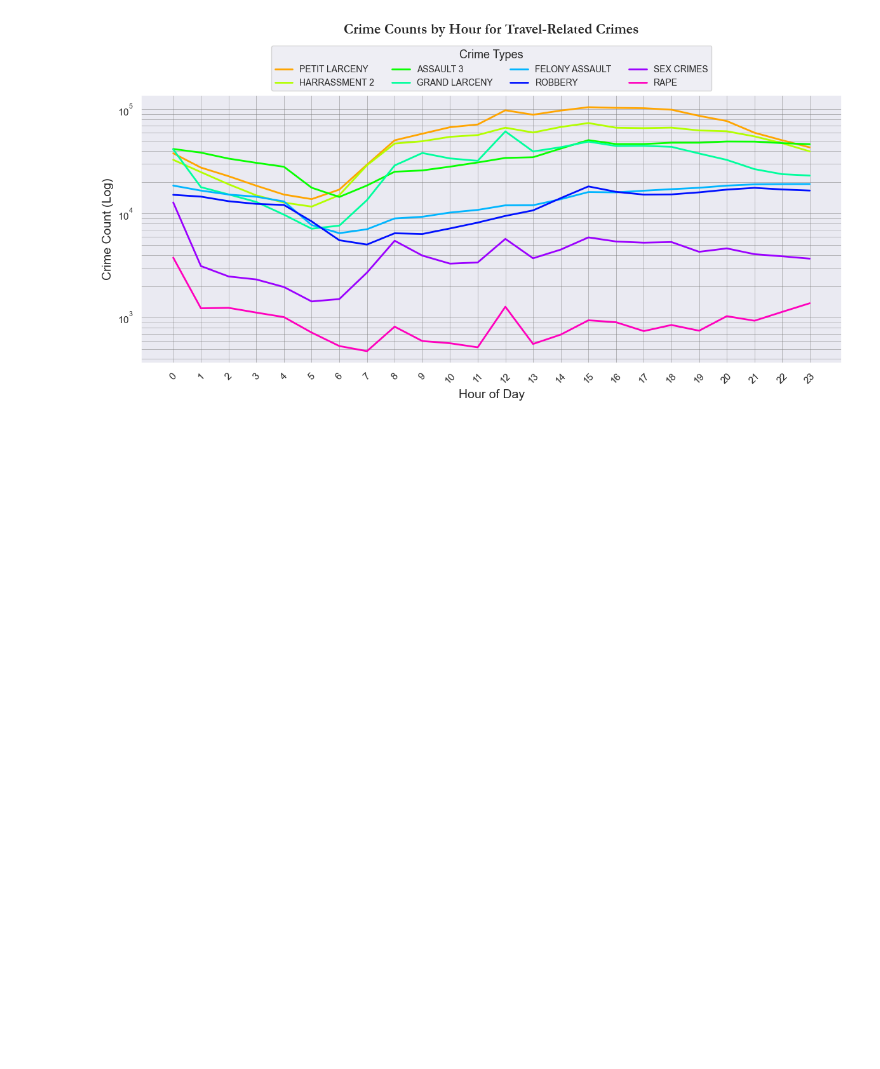
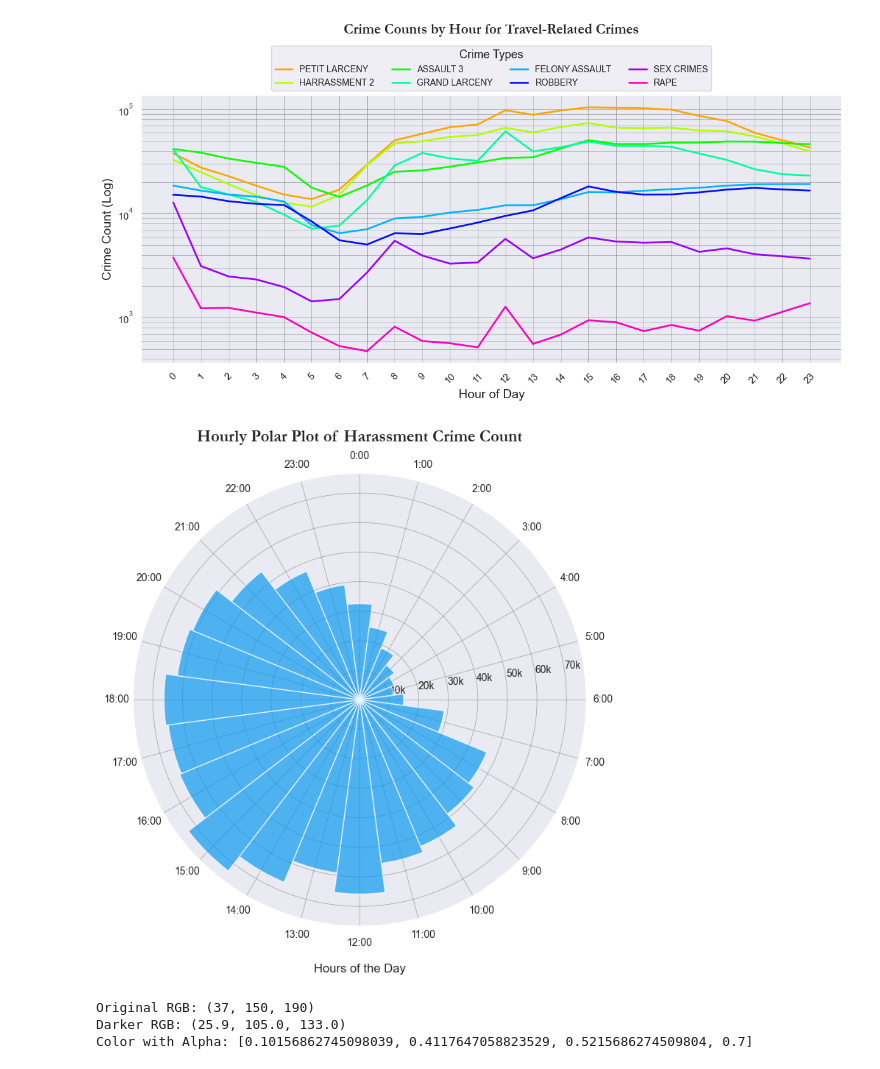
Before and after one commit to johan-bh/Social-Data---Final-Project, a Jupyter notebook: temporal_plots.ipynb, the cells around one changed output. Cells and saved outputs as stored; diff of their text form; code cells hidden in the pictures; blank space fills up the shorter version.

Commit message:
fixed citations and polar plot color when alpha 0.7

```diff
--- a/temporal_plots.ipynb
+++ b/temporal_plots.ipynb
@@ -520,3 +482,76 @@ plt.savefig('hourly_crime_counts.png')
 plt.show()
 # %% [output]
 [figure]
+# %%
+# Filter data for 'HARRASSMENT 2' crimes
+harassment_data = df[df['Offense_Description'] == 'HARRASSMENT 2']
+# filter for victim sex = "M" or "F"
+harassment_data = harassment_data[harassment_data['Victim_Sex'].isin(['M', 'F'])]
+
+# Extract hour information from the 'Time' column
+#df['DayOfWeek'] = df['Complaint_From_Date'].dt.day_name()
+#harassment_data['Hour'] = df['Complaint_From_Date'].dt.hour
+# Report data is fromatted as such 06/18/2006
+# Complaint_From_Time 16:30:00
+harassment_data['Hour'] = pd.to_datetime(harassment_data['Complaint_From_Time'], format='%H:%M:%S').dt.hour
+#harassment_data['Hour'] = pd.to_datetime(harassment_data['Complaint_From_Date'], format='%H:%M').dt.hour
+
+# Count occurrences for each hour
+hour_counts = harassment_data['Hour'].value_counts().sort_index()
+
+# Create a polar plot with each bar representing one hour
+theta = np.radians(hour_counts.index * (360 / 24))  # Convert hours to degrees
+width = np.radians(15)  # Set the width of each bar to 15 degrees (1 hour)
+radii = hour_counts.values
+
+# choose rbg color rgb(37, 150, 190)
+samecolor = sns.color_palette('hsv',8)[4]
+alphacolor = (12/255, 153/255, 240/255)
+sns.set_style("darkgrid")
+fig, ax = plt.subplots(subplot_kw={'projection': 'polar'}, figsize=(8, 8))
+bars = ax.bar(theta, radii, width=width, color=alphacolor, alpha=0.7)
+
+ax.set_theta_zero_location('N')
+ax.set_theta_direction(-1)
+ax.set_rlabel_position(82)
+
+ax.set_title('Hourly Polar Plot of Harassment Crime Count', va='bottom', fontdict={'fontname': 'Garamond', 'weight': 'bold'}, size=16)
+
+# Add axis labels with hour names
+ax.set_thetagrids(np.degrees(theta), labels=[f'{i}:00' for i in range(24)], fontsize=10)
+ax.set_xlabel('Hours of the Day', labelpad=15)
+
+# change y ticks such taht 10000 is displayed as 10k
+import matplotlib.ticker as ticker
+ax.yaxis.set_major_formatter(ticker.FuncFormatter(lambda x, pos: '{:.0f}k'.format(x/1000)))
+# set y tick ticks to size 10
+ax.yaxis.set_tick_params(labelsize=10)
+
+# show grid
+ax.grid(True, which="both", linestyle='-', color='gray', linewidth=0.5, alpha=0.7)
+
+plt.savefig('hourly_polar_plot.png')
+plt.show()
+# %% [output]
+[figure, added]
+# %%
+def darken_color(r, g, b, factor=0.7):
+    """Darkens the color by multiplying the RGB values by the factor."""
+    return (r * factor, g * factor, b * factor)
+
+# Original RGB color
+original_rgb = (37, 150, 190)
+
+# Darken the color
+darker_rgb = darken_color(*original_rgb, factor=0.7)  # Reduce brightness by 30%
+
+# Convert RGB to matplotlib color format with alpha
+color_with_alpha = [x/255 for x in darker_rgb] + [0.7]
+
+print(f'Original RGB: {original_rgb}')
+print(f'Darker RGB: {darker_rgb}')
+print(f'Color with Alpha: {color_with_alpha}')
+# %% [output]
+Original RGB: (37, 150, 190)
+Darker RGB: (25.9, 105.0, 133.0)
+Color with Alpha: [0.10156862745098039, 0.4117647058823529, 0.5215686274509804, 0.7]
```
Also changed, not shown: parts of 4 cells of this notebook, 1 other file.
